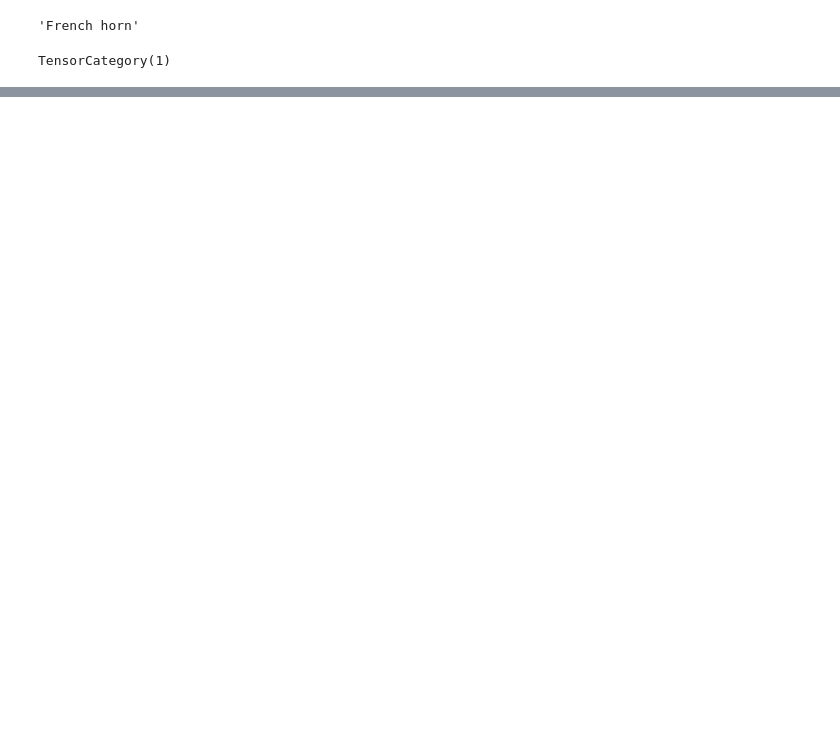
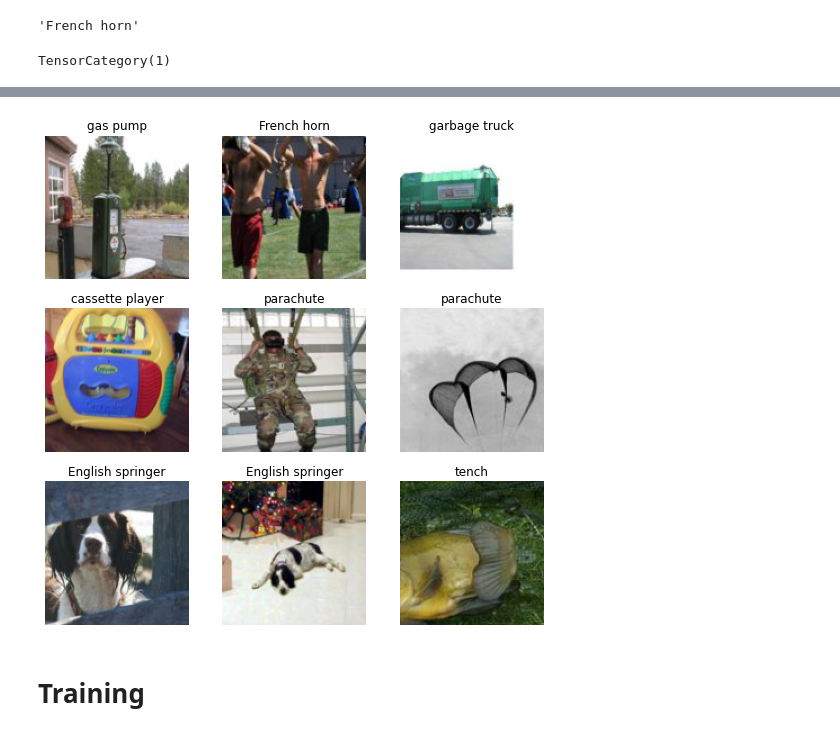
Before and after one commit to samirgadkari/fastai_pytorch_book, a Jupyter notebook: Tutorials_Imagenette.ipynb, the cells around one changed output, grey strips where cells are left out. Drawn from its saved outputs; the diff is of its cells as text; code cells hidden in the pictures; blank space fills up the shorter version.

```diff
--- a/Tutorials_Imagenette.ipynb
+++ b/Tutorials_Imagenette.ipynb
@@ -188,0 +187,14 @@ Show in docs
+# %%
+# Split using grandparent directory of each filename.
+splits = GrandparentSplitter(valid_name='val' # Folder name 'val' contains files for validation.
+                            )(fnames)         # Pass in the filenames to run the splitter
+# %%
+dsets = Datasets(fnames,  # These are called items.
+
+                 # These are called transforms.
+                 # Independent variables (filename) -> PILImage.create -> image created
+                 # Dependent variable    (filename) -> parent_label
+                 #                          -> lbl_dict.__getitem__
+                 #                          -> Categorize
+                 [[PILImage.create], [parent_label, lbl_dict.__getitem__, Categorize]],
+                 splits=splits)
@@ -188,0 +209,31 @@ Show in docs
+# %%
+# To build a DataLoaders from this datasets, we need to add transforms
+# on each input and target. Specifically, for this data, our images need to be:
+#   - Resized
+#   - Converted to tensors
+item_tfms = [ToTensor,  # Convert to tensor
+             RandomResizedCrop(   # Randomly crop and size image.
+                 128,             # Final image size is 128 x 128 square.
+                  min_scale=0.35) # When getting a random scale, this is the smallest
+             ]                    # scale to apply to the image. So use
+                                  # random.uniform(self.min_scale, 1.0) to get
+                                  # the random scale value.
+
+# We also need to apply batch-level transforms.
+# These two transforms could be done per item as well, but it is way more efficient
+# to apply these on batches.
+# We did not need these for DataBlock API since default transforms are
+# always applied based on the type for that API.
+batch_tfms = [IntToFloatTensor,  # Convert int tensors to float and divide by 255
+              Normalize.from_stats(*imagenet_stats)]  # Normalize using the imagenet statistics
+# %%
+dls = dsets.dataloaders(after_item=item_tfms,   # item_tfms are applied after the item has been formed.
+                        after_batch=batch_tfms, # batch_tfms are applied after the batch has been formed.
+                        bs=64,                  # batch size
+                        num_workers=8)          # must be number of threads
+# %%
+dls.show_batch()
+# %% [output]
+[figure, added]
+# %% [markdown]
+# Training
```
Also changed, not shown: parts of 44 cells of this notebook.
